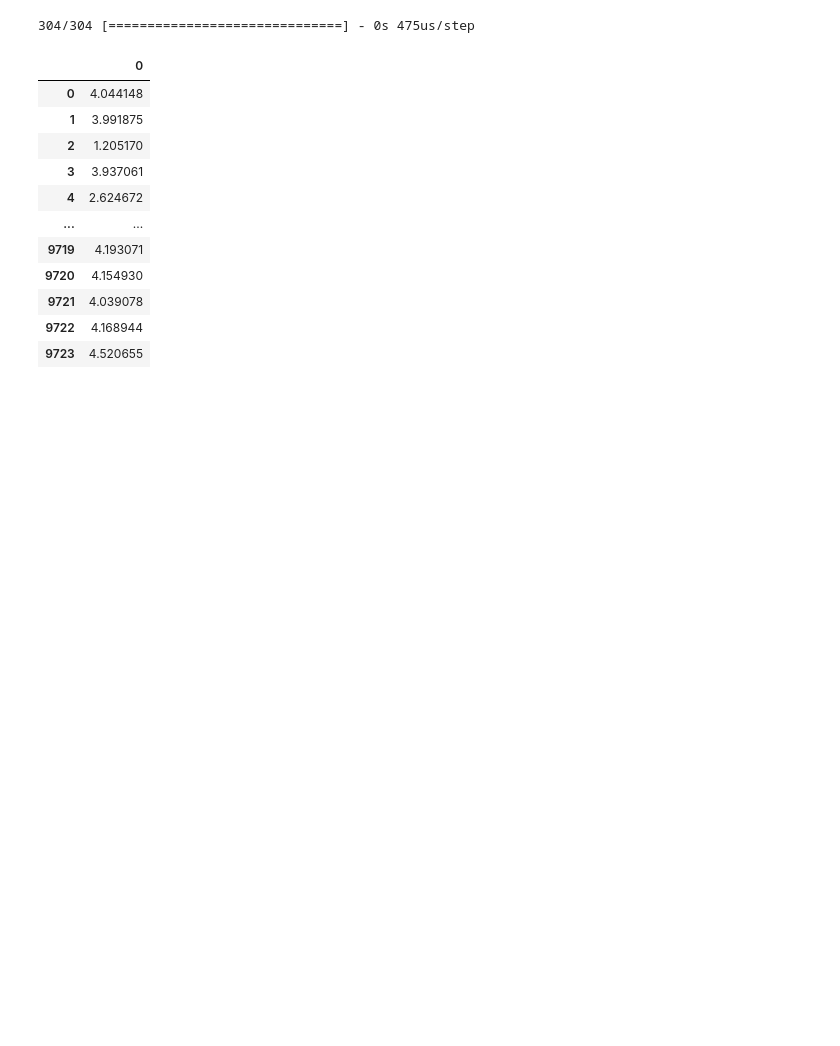
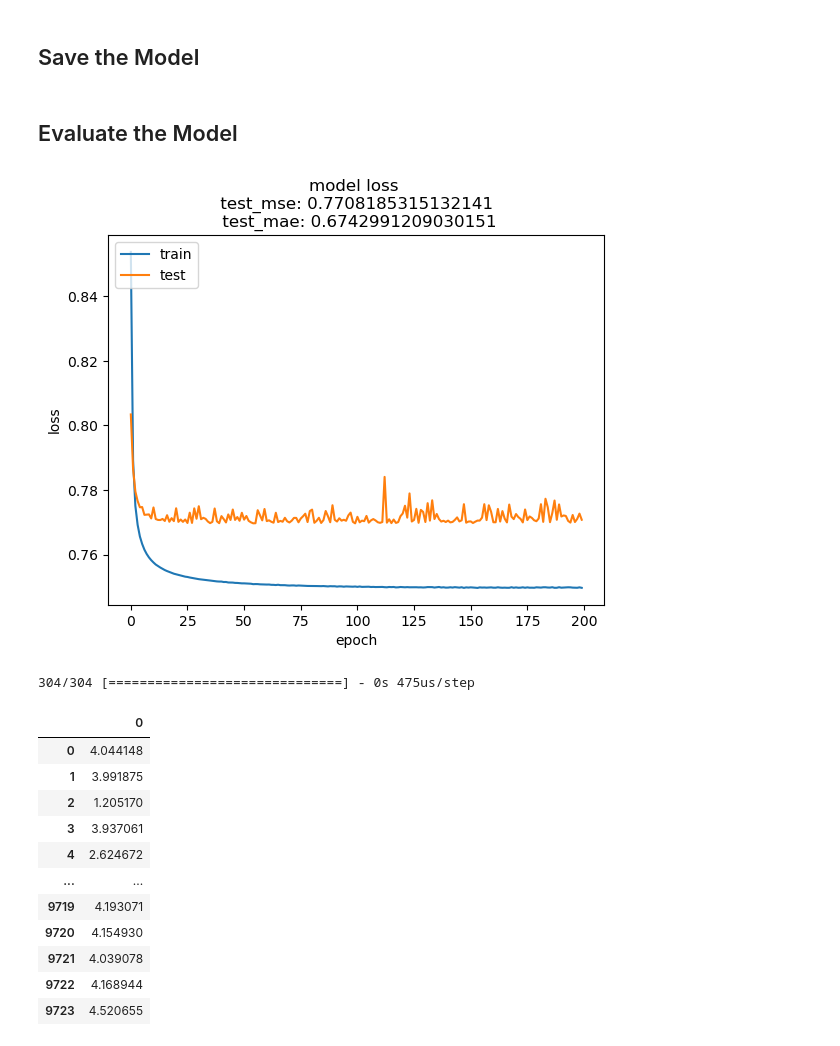
Before and after one commit to vincentlewi/import-group_name, a Jupyter notebook: Embedding-based Collaborative Filtering.ipynb, the cells around one changed output. Drawn from its saved outputs; the diff is of its cells as text; code cells hidden in the pictures; blank space fills up the shorter version.

```diff
--- a/Embedding-based Collaborative Filtering.ipynb
+++ b/Embedding-based Collaborative Filtering.ipynb
@@ -10,3 +12,13 @@ df = df.merge(df_movie, how="left", on="movieId")
+# %%
+# drop the unpopular movies to reduce sparsity
+popular_id = df.groupby('movieId').rating.count() >= 50
+popular_movie_ids = popular_id[popular_id].index
+df = df[df['movieId'].isin(popular_movie_ids)]
+movies = movies[movies['movieId'].isin(popular_movie_ids)]
 # %%
-df_train, df_val = train_test_split(df, random_state=42, test_size=0.2, stratify=df.rating)
+sss = StratifiedShuffleSplit(n_splits=1, test_size=0.2, random_state=42)
+
+for train_index, val_index in sss.split(df, df['rating']):
+    df_train = df.iloc[train_index]
+    df_val = df.iloc[val_index]
 # %%
@@ -36,8 +48,8 @@ for col in ["userId", "movieId", "rating"]:
     df_train[col] = df_train[col].astype(np.float32)
     df_val[col] = df_val[col].astype(np.float32)
 
-num_unique_users = len(set(list(df_train.userId.unique()) + list(df_val.userId.unique())))
-num_unique_movies = len(set(list(df_train.movieId.unique()) + list(df_val.movieId.unique())))
+num_unique_movies = len(movies_ids)
+num_unique_users = len(users_ids)
 
-min_rating=min(df_train.rating.min(), df_val.rating.min())
-max_rating=max(df_train.rating.max(), df_val.rating.max())
+min_rating = df.rating.min()
+max_rating = df.rating.max()
@@ -83,11 +146,14 @@ model.compile(
     metrics=['mean_absolute_error']
 )
 # %%
-model.fit(
+history = model.fit(
     x=[df_train.userId, df_train.movieId],
     y=df_train.rating,
-    batch_size=20000076,
-    epochs=500,
-    verbose=1
+    batch_size=1024,
+    epochs=200,
+    verbose=1,
+    validation_data=([df_val.userId, df_val.movieId], df_val.rating),
+    # callbacks=[early_stopping, lr_scheduler],
+    # callbacks=[early_stopping]
 )
 # %% [output]
@@ -110,0 +177,2 @@ model.evaluate([df_val.userId, df_val.movieId])
+# %% [markdown]
+## Save the Model
@@ -110,0 +182,2 @@ model.evaluate([df_val.userId, df_val.movieId])
+# %% [markdown]
+## Evaluate the Model
@@ -111,3 +186,16 @@ model.evaluate([df_val.userId, df_val.movieId])
+# %%
+test_mse, test_mae = model.evaluate([df_val.userId, df_val.movieId], df_val.rating)
+
+plt.plot(history.history["loss"])
+plt.plot(history.history["val_loss"])
+plt.title(f"model loss \n test_mse: {test_mse} \n test_mae: {test_mae}")
+plt.ylabel("loss")
+plt.xlabel("epoch")
+plt.legend(["train", "test"], loc="upper left")
+plt.savefig(f'{model_name}.png')
+plt.show()
+# %% [output]
+[figure, added]
 # %%
 user_id = 121
 predicted_rating = model.predict([pd.Series([user_id]*len(dict_movies)), pd.Series(dict_movies.values())])
```
Also changed, not shown: parts of 15 cells of this notebook, 11 other files.
